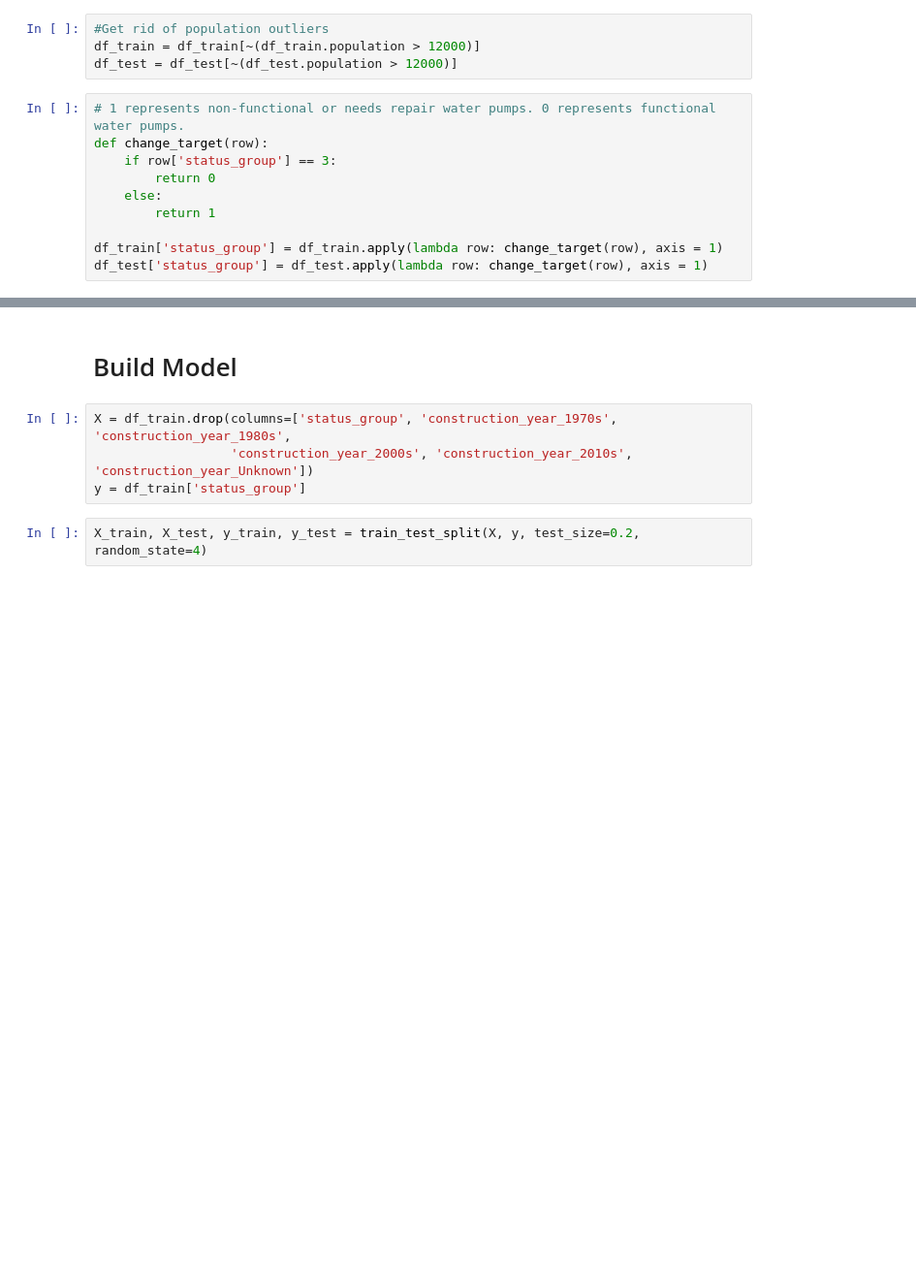
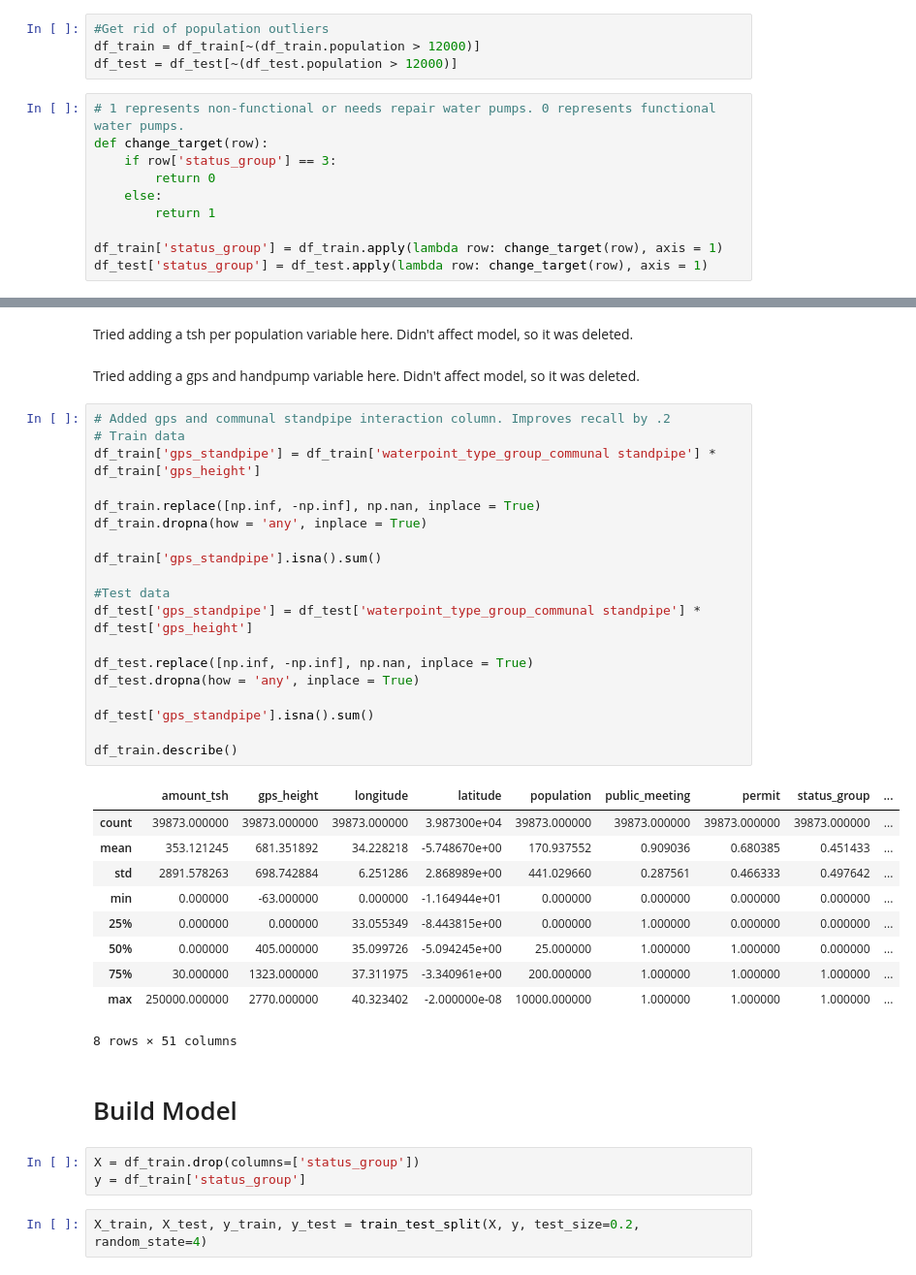
Before and after one commit to kaitlyn-k-zeichick/Project-3, a Jupyter notebook: Logistic Regression - Minimal Features.ipynb, the cells around one changed output, grey strips where cells are left out. Shown: that part at 97% size. Cells and saved outputs as stored; diff of their text form; blank space fills up the shorter version.

```diff
--- a/Logistic Regression - Minimal Features.ipynb
+++ b/Logistic Regression - Minimal Features.ipynb
@@ -78,8 +118,41 @@ df_train.head()
+# %% [markdown]
+Tried adding a tsh per population variable here. Didn't affect model, so it was deleted.
+# %% [markdown]
+Tried adding a gps and handpump variable here. Didn't affect model, so it was deleted.
+# %%
+# Added gps and communal standpipe interaction column. Improves recall by .2
+# Train data
+df_train['gps_standpipe'] = df_train['waterpoint_type_group_communal standpipe'] * df_train['gps_height']
+
+df_train.replace([np.inf, -np.inf], np.nan, inplace = True)
+df_train.dropna(how = 'any', inplace = True)
+
+df_train['gps_standpipe'].isna().sum()
+
+#Test data
+df_test['gps_standpipe'] = df_test['waterpoint_type_group_communal standpipe'] * df_test['gps_height']
+
+df_test.replace([np.inf, -np.inf], np.nan, inplace = True)
+df_test.dropna(how = 'any', inplace = True)
+
+df_test['gps_standpipe'].isna().sum()
+
+df_train.describe()
+# %% [output]
+|  | amount_tsh | gps_height | longitude | latitude | population | public_meeting | permit | status_group | ... |
+| count | 39873.000000 | 39873.000000 | 39873.000000 | 3.987300e+04 | 39873.000000 | 39873.000000 | 39873.000000 | 39873.000000 | ... |
+| mean | 353.121245 | 681.351892 | 34.228218 | -5.748670e+00 | 170.937552 | 0.909036 | 0.680385 | 0.451433 | ... |
+| std | 2891.578263 | 698.742884 | 6.251286 | 2.868989e+00 | 441.029660 | 0.287561 | 0.466333 | 0.497642 | ... |
+| min | 0.000000 | -63.000000 | 0.000000 | -1.164944e+01 | 0.000000 | 0.000000 | 0.000000 | 0.000000 | ... |
+| 25% | 0.000000 | 0.000000 | 33.055349 | -8.443815e+00 | 0.000000 | 1.000000 | 0.000000 | 0.000000 | ... |
+| 50% | 0.000000 | 405.000000 | 35.099726 | -5.094245e+00 | 25.000000 | 1.000000 | 1.000000 | 0.000000 | ... |
+| 75% | 30.000000 | 1323.000000 | 37.311975 | -3.340961e+00 | 200.000000 | 1.000000 | 1.000000 | 1.000000 | ... |
+| max | 250000.000000 | 2770.000000 | 40.323402 | -2.000000e-08 | 10000.000000 | 1.000000 | 1.000000 | 1.000000 | ... |
+8 rows × 51 columns
 # %% [markdown]
 # Build Model
 # %%
-X = df_train.drop(columns=['status_group', 'construction_year_1970s', 'construction_year_1980s',
-                  'construction_year_2000s', 'construction_year_2010s', 'construction_year_Unknown'])
+X = df_train.drop(columns=['status_group'])
 y = df_train['status_group']
 # %%
 X_train, X_test, y_train, y_test = train_test_split(X, y, test_size=0.2, random_state=4)
```
Also changed, not shown: parts of 26 cells of this notebook, 7 other files.
